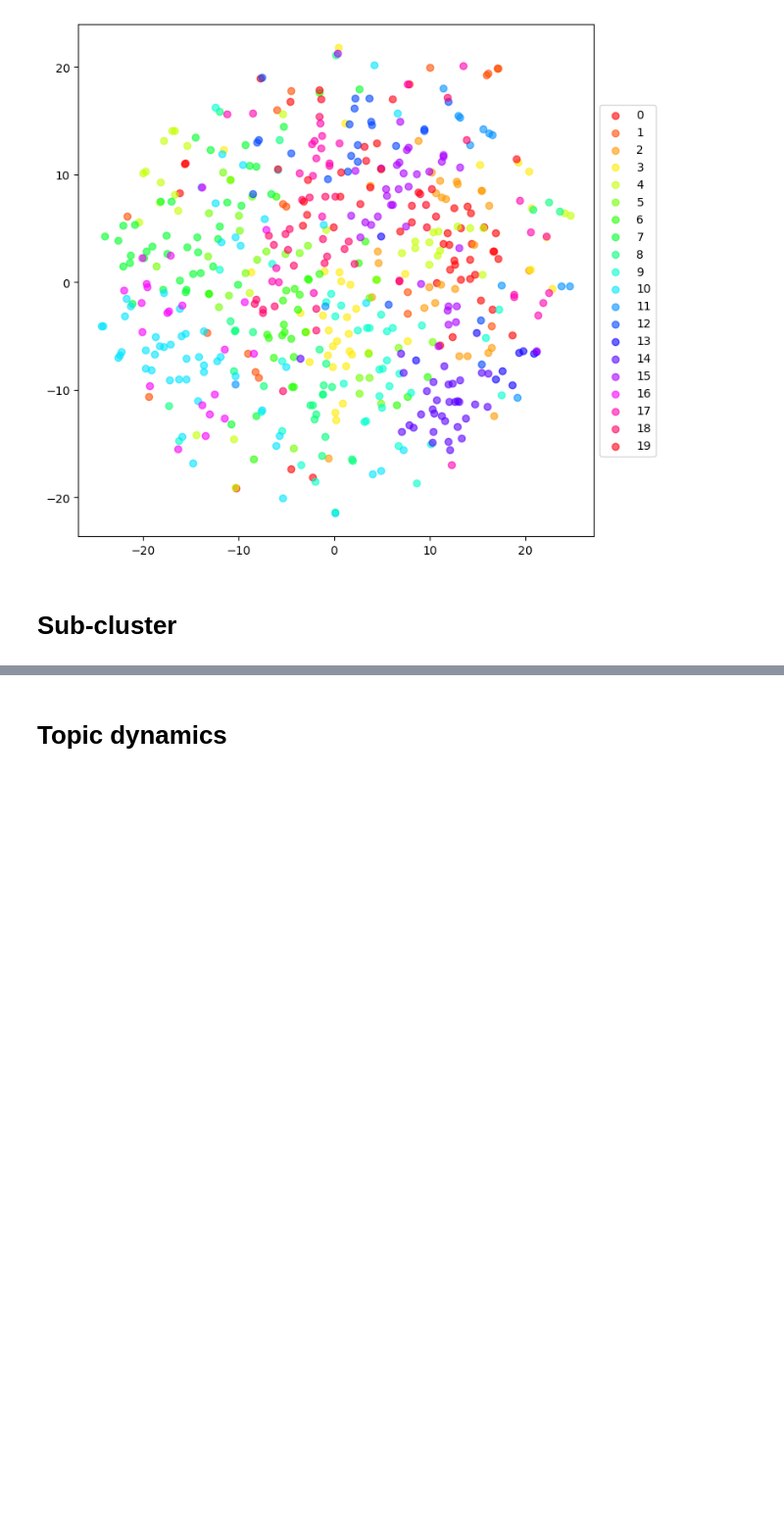
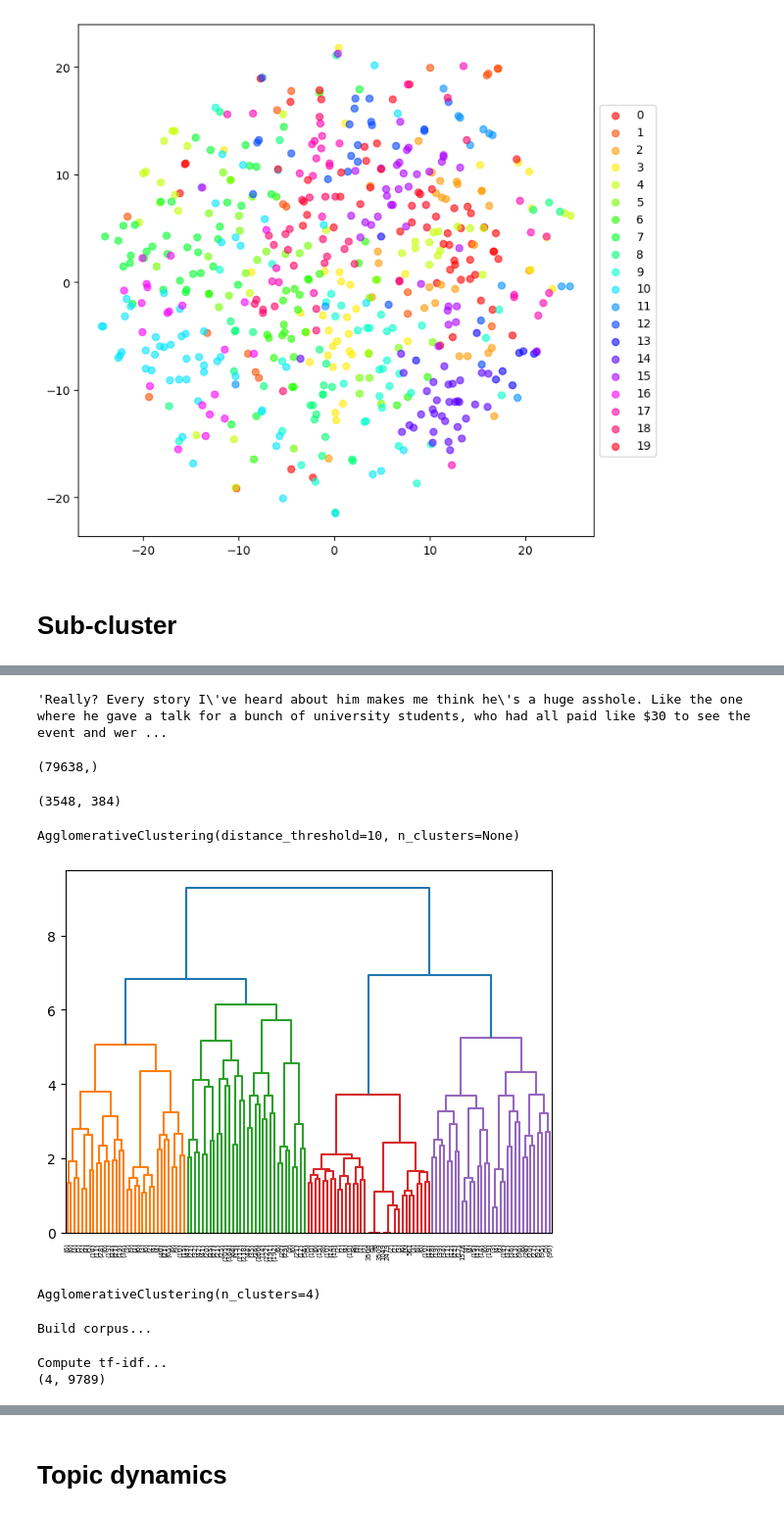
Before and after one commit to stmorse/reddit, a Jupyter notebook: analysis/sandbox1.ipynb, the cells around one changed output, grey strips where cells are left out. Shown at 98% size. Cells and saved outputs as stored; diff of their text form; code cells hidden in the pictures; blank space fills up the shorter version.

```diff
--- a/analysis/sandbox1.ipynb
+++ b/analysis/sandbox1.ipynb
@@ -115,0 +354,66 @@ plt.show()
+# %%
+corpus[-1]
+# %% [output]
+'Really? Every story I\'ve heard about him makes me think he\'s a huge asshole. Like the one where he gave a talk for a bunch of university students, who had all paid like $30 to see the event and wer ...
+# %%
+labels = utils.load_npz(BASE_PATH, year, month, 'labels')
+labels.shape
+# %% [output]
+(79638,)
+# %%
+cluster = 6
+cluster_idx = np.where(labels==cluster)[0]
+cluster_embeddings = embeddings[cluster_idx,:]
+print(cluster_embeddings.shape)
+
+ac = AgglomerativeClustering(
+    n_clusters=None,
+    distance_threshold=10,
+    linkage='ward'
+)
+
+ac.fit(cluster_embeddings)
+# %% [output]
+(3548, 384)
+AgglomerativeClustering(distance_threshold=10, n_clusters=None)
+# %%
+utils.plot_dendrogram(ac, truncate_mode='level', p=6)
+# %% [output]
+[figure, added]
+# %%
+ac2 = AgglomerativeClustering(
+    n_clusters=4,
+    # distance_threshold=10,
+    linkage='ward'
+)
+
+ac2.fit(cluster_embeddings)
+# %% [output]
+AgglomerativeClustering(n_clusters=4)
+# %%
+num_subclusters = 4
+
+print('Build corpus...')
+subcorpus = ['' for _ in range(num_subclusters)]
+for i in range(num_subclusters):
+    subcluster_idx = np.where(ac2.labels_==i)
+    subcorpus[i] += ' --- '.join([
+        sentences[int(j)] for j in cluster_idx[subcluster_idx]])
+# %% [output]
+Build corpus...
+# %%
+# compute tf-idf
+print('Compute tf-idf...')
+vectorizer2 = TfidfVectorizer(
+    input='content',
+    max_df=0.3,
+    # max_features=100,
+    use_idf=True,
+    smooth_idf=True
+)
+
+X2 = vectorizer2.fit_transform(subcorpus)
+print(X2.shape)
+# %% [output]
+Compute tf-idf...
+(4, 9789)
```
Also changed, not shown: parts of 65 cells of this notebook, 4 other files.
